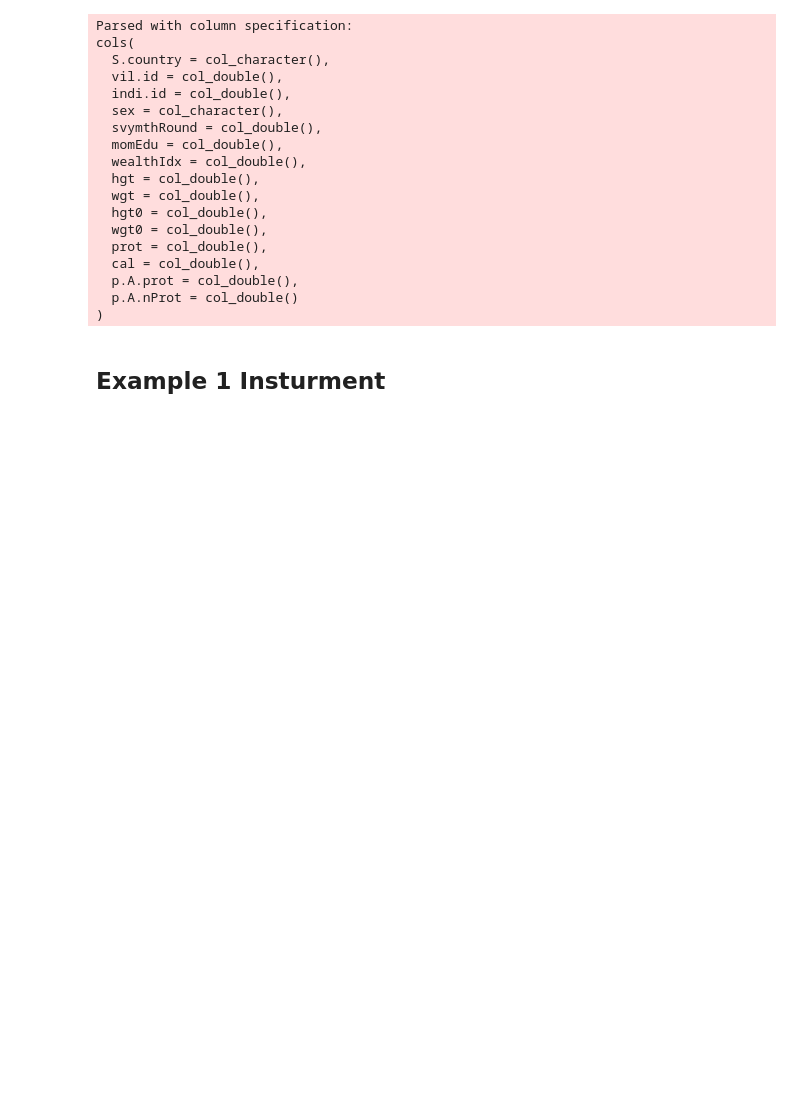
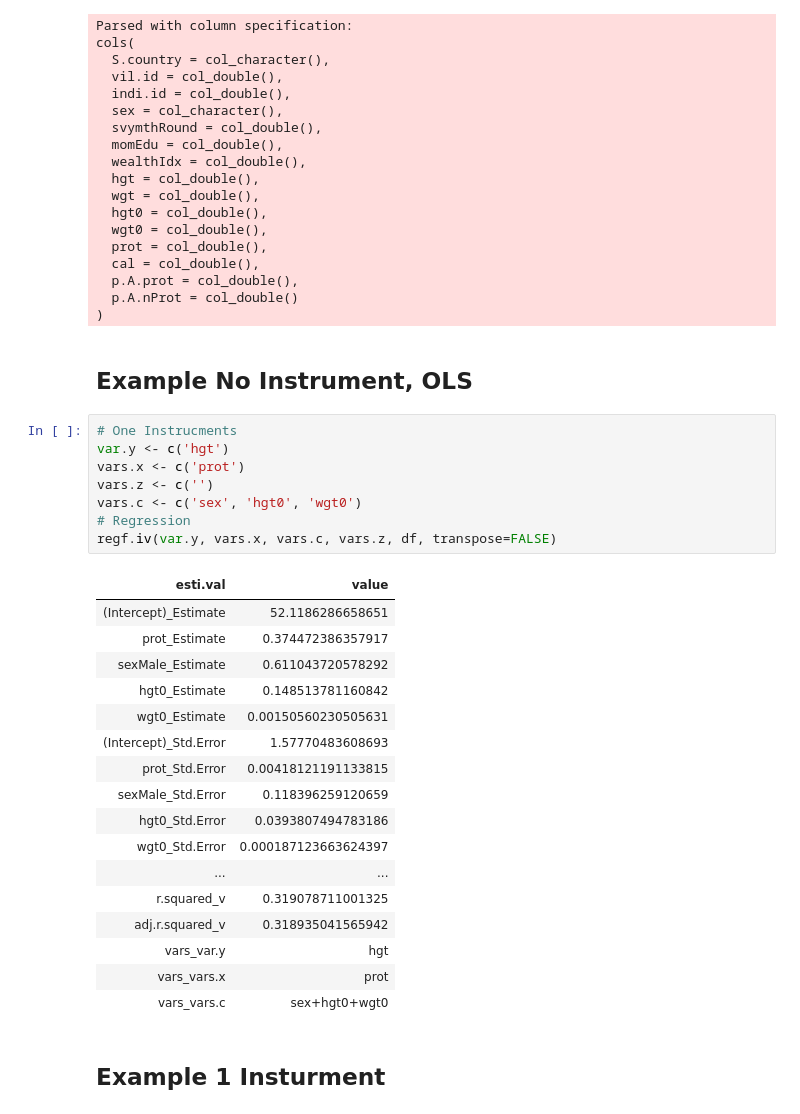
Before and after one commit to FanWangEcon/R4Econ, a Jupyter notebook: linreg/ivreg/ivregdfrow.ipynb, the cells around one changed output. Saved outputs shown, nothing was run; the diff lists cells and outputs as text; blank space fills up the shorter version.

Commit message:
Linear Regression Decomposition File

```diff
--- a/linreg/ivreg/ivregdfrow.ipynb
+++ b/linreg/ivreg/ivregdfrow.ipynb
@@ -89,6 +122,34 @@ cols(
   p.A.prot = col_double(),
   p.A.nProt = col_double()
 )
+# %% [markdown]
+## Example No Instrument, OLS
+# %%
+# One Instrucments
+var.y <- c('hgt')
+vars.x <- c('prot')
+vars.z <- c('')
+vars.c <- c('sex', 'hgt0', 'wgt0')
+# Regression
+regf.iv(var.y, vars.x, vars.c, vars.z, df, transpose=FALSE)
+# %% [output]
+| esti.val | value |
+| (Intercept)_Estimate | 52.1186286658651 |
+| prot_Estimate | 0.374472386357917 |
+| sexMale_Estimate | 0.611043720578292 |
+| hgt0_Estimate | 0.148513781160842 |
+| wgt0_Estimate | 0.00150560230505631 |
+| (Intercept)_Std.Error | 1.57770483608693 |
+| prot_Std.Error | 0.00418121191133815 |
+| sexMale_Std.Error | 0.118396259120659 |
+| hgt0_Std.Error | 0.0393807494783186 |
+| wgt0_Std.Error | 0.000187123663624397 |
+| ... | ... |
+| r.squared_v | 0.319078711001325 |
+| adj.r.squared_v | 0.318935041565942 |
+| vars_var.y | hgt |
+| vars_vars.x | prot |
+| vars_vars.c | sex+hgt0+wgt0 |
 # %% [markdown]
 ## Example 1 Insturment
 # %%
```
Also changed, not shown: parts of 8 cells of this notebook, 6 other files.
